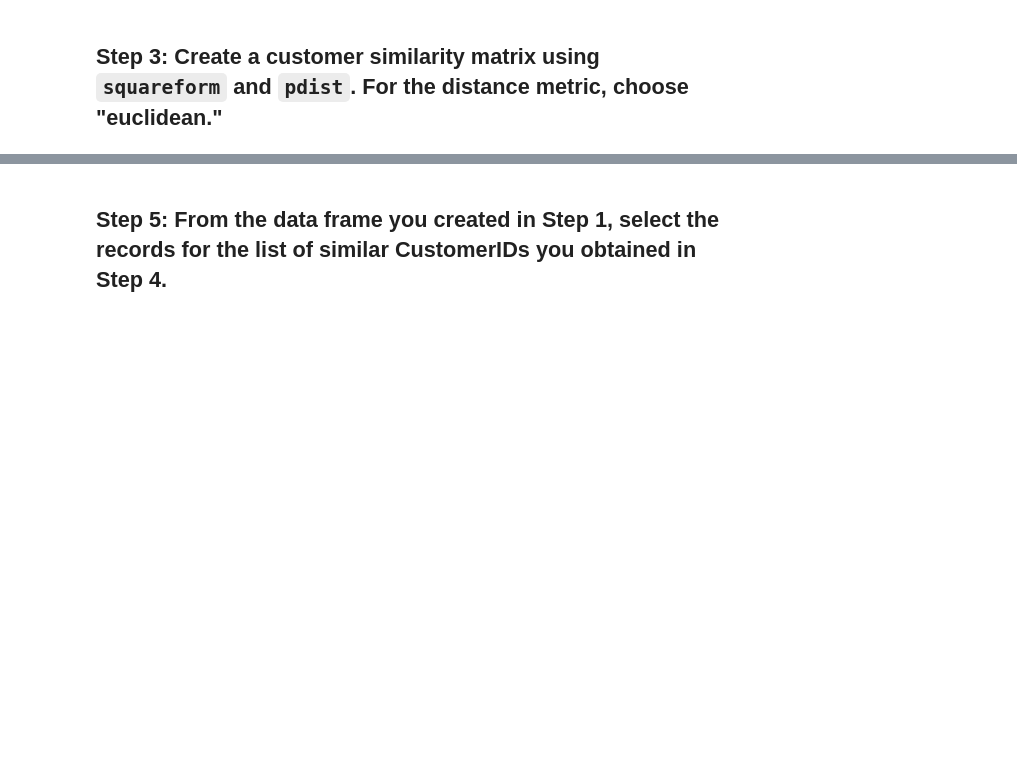
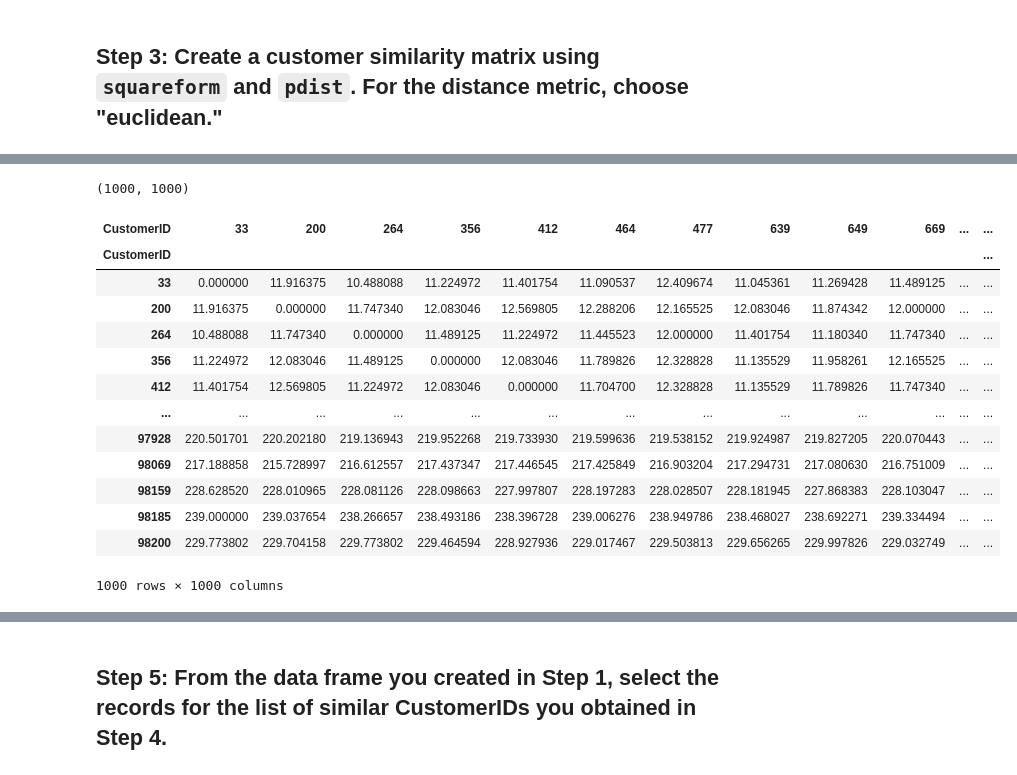
Before and after one commit to HerminiaPadial/dataptmad0223_labs, a Jupyter notebook: lab system recommendation/your-code/main.ipynb, the cells around one changed output, grey strips where cells are left out. Drawn from its saved outputs; the diff is of its cells as text; code cells hidden in the pictures; blank space fills up the shorter version.

```diff
--- a/lab system recommendation/your-code/main.ipynb
+++ b/lab system recommendation/your-code/main.ipynb
@@ -24,2 +79,6 @@ The rows of the matrix should represent the products, the columns should represe
 # %% [markdown]
 ## Step 3: Create a customer similarity matrix using `squareform` and `pdist`. For the distance metric, choose "euclidean."
+# %%
+#Trasnsposición: las filas se convierten en columnas y las columnas en filas.
+df_3 = df_2.T
+df_3
@@ -25,0 +100,6 @@ The rows of the matrix should represent the products, the columns should represe
+# %%
+#pdist: calcula la distancia entre los pares de puntos de la matriz.
+#se almacena en "dist_calculation" que contiene las distancias únicas entre los puntos.
+#El resultado es una matriz de vector
+dist_calculation = pdist(X=df_3, metric='euclidean')
+dist_calculation
@@ -25,0 +109,5 @@ The rows of the matrix should represent the products, the columns should represe
+# %%
+#Squareform:Se hace para convertir la matriz de distancia de vector en matriz cuadrada y poder aplicar squareform and pdist
+
+dist_distribution = squareform(dist_calculation)
+dist_distribution
@@ -25,0 +128,26 @@ The rows of the matrix should represent the products, the columns should represe
+# %%
+dist_distribution.shape
+# %% [output]
+(1000, 1000)
+# %%
+#se crea el dataframe con las distancias entre los clientes.
+euclid_dist = pd.DataFrame(dist_distribution,
+                           index=df_2.columns,
+                           columns=df_2.columns)
+
+euclid_dist
+# %% [output]
+| CustomerID | 33 | 200 | 264 | 356 | 412 | 464 | 477 | 639 | 649 | 669 | ... | ... |
+| CustomerID |  |  |  |  |  |  |  |  |  |  |  | ... |
+| 33 | 0.000000 | 11.916375 | 10.488088 | 11.224972 | 11.401754 | 11.090537 | 12.409674 | 11.045361 | 11.269428 | 11.489125 | ... | ... |
+| 200 | 11.916375 | 0.000000 | 11.747340 | 12.083046 | 12.569805 | 12.288206 | 12.165525 | 12.083046 | 11.874342 | 12.000000 | ... | ... |
+| 264 | 10.488088 | 11.747340 | 0.000000 | 11.489125 | 11.224972 | 11.445523 | 12.000000 | 11.401754 | 11.180340 | 11.747340 | ... | ... |
+| 356 | 11.224972 | 12.083046 | 11.489125 | 0.000000 | 12.083046 | 11.789826 | 12.328828 | 11.135529 | 11.958261 | 12.165525 | ... | ... |
+| 412 | 11.401754 | 12.569805 | 11.224972 | 12.083046 | 0.000000 | 11.704700 | 12.328828 | 11.135529 | 11.789826 | 11.747340 | ... | ... |
+| ... | ... | ... | ... | ... | ... | ... | ... | ... | ... | ... | ... | ... |
+| 97928 | 220.501701 | 220.202180 | 219.136943 | 219.952268 | 219.733930 | 219.599636 | 219.538152 | 219.924987 | 219.827205 | 220.070443 | ... | ... |
+| 98069 | 217.188858 | 215.728997 | 216.612557 | 217.437347 | 217.446545 | 217.425849 | 216.903204 | 217.294731 | 217.080630 | 216.751009 | ... | ... |
+| 98159 | 228.628520 | 228.010965 | 228.081126 | 228.098663 | 227.997807 | 228.197283 | 228.028507 | 228.181945 | 227.868383 | 228.103047 | ... | ... |
+| 98185 | 239.000000 | 239.037654 | 238.266657 | 238.493186 | 238.396728 | 239.006276 | 238.949786 | 238.468027 | 238.692271 | 239.334494 | ... | ... |
+| 98200 | 229.773802 | 229.704158 | 229.773802 | 229.464594 | 228.927936 | 229.017467 | 229.503813 | 229.656265 | 229.997826 | 229.032749 | ... | ... |
+1000 rows × 1000 columns
```
Also changed, not shown: parts of 32 cells of this notebook.
